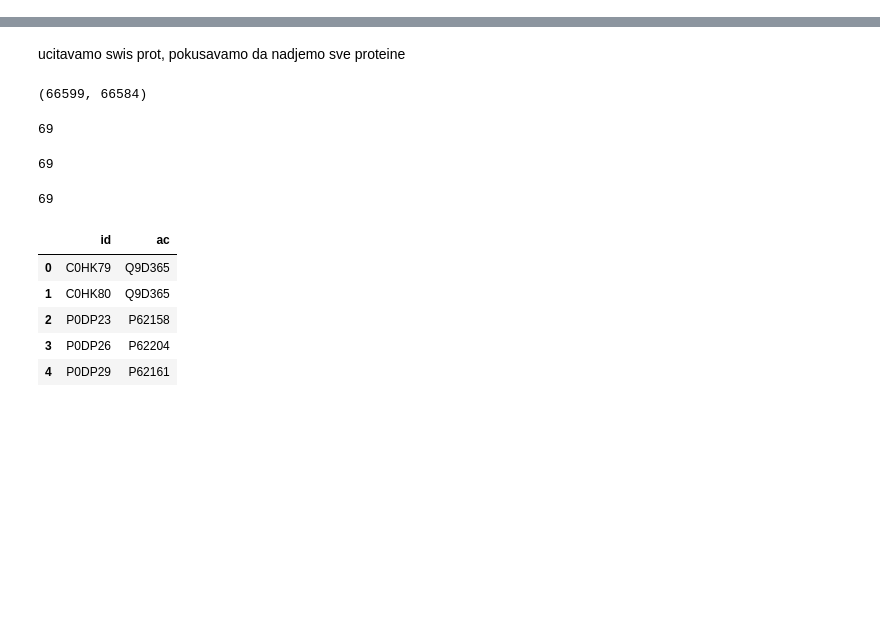
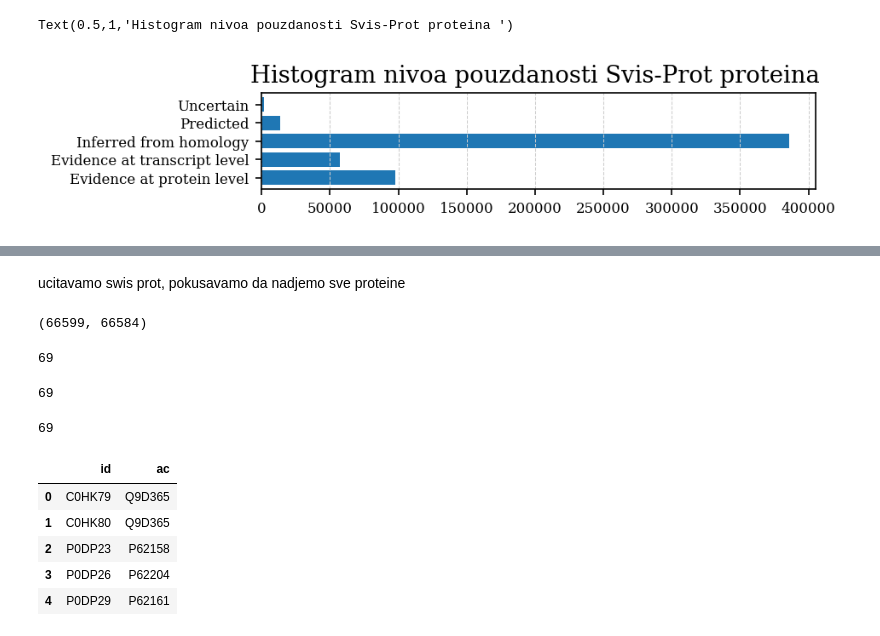
Before and after one commit to gvinterhalter/MASTER2, a Jupyter notebook: 0.1 UniPort merge pokusj.ipynb, the cells around one changed output, grey strips where cells are left out. Saved outputs shown, nothing was run; the diff lists cells and outputs as text; code cells hidden in the pictures; blank space fills up the shorter version.

Commit message:
tmp progres, napisano uvod u baze i svis-prot

```diff
--- a/0.1 UniPort merge pokusj.ipynb
+++ b/0.1 UniPort merge pokusj.ipynb
@@ -6,0 +9,11 @@ from Bio import SeqIO
+# %%
+ns, labels = zip(*[ (pe[6:-1], int(n)) for n, pe in (l.split("PE") for l in PE_stats)])
+ns = [n for n in ns]
+fig, ax = plt.subplots()
+ax.barh(ns, labels)
+fig.set_figheight(1)
+ax.grid(which='major', axis='y')
+ax.set_title("Histogram nivoa pouzdanosti Svis-Prot proteina ")
+# %% [output]
+Text(0.5,1,'Histogram nivoa pouzdanosti Svis-Prot proteina ')
+[figure, added]
```
Also changed, not shown: parts of 6 cells of this notebook, 18 other files.
